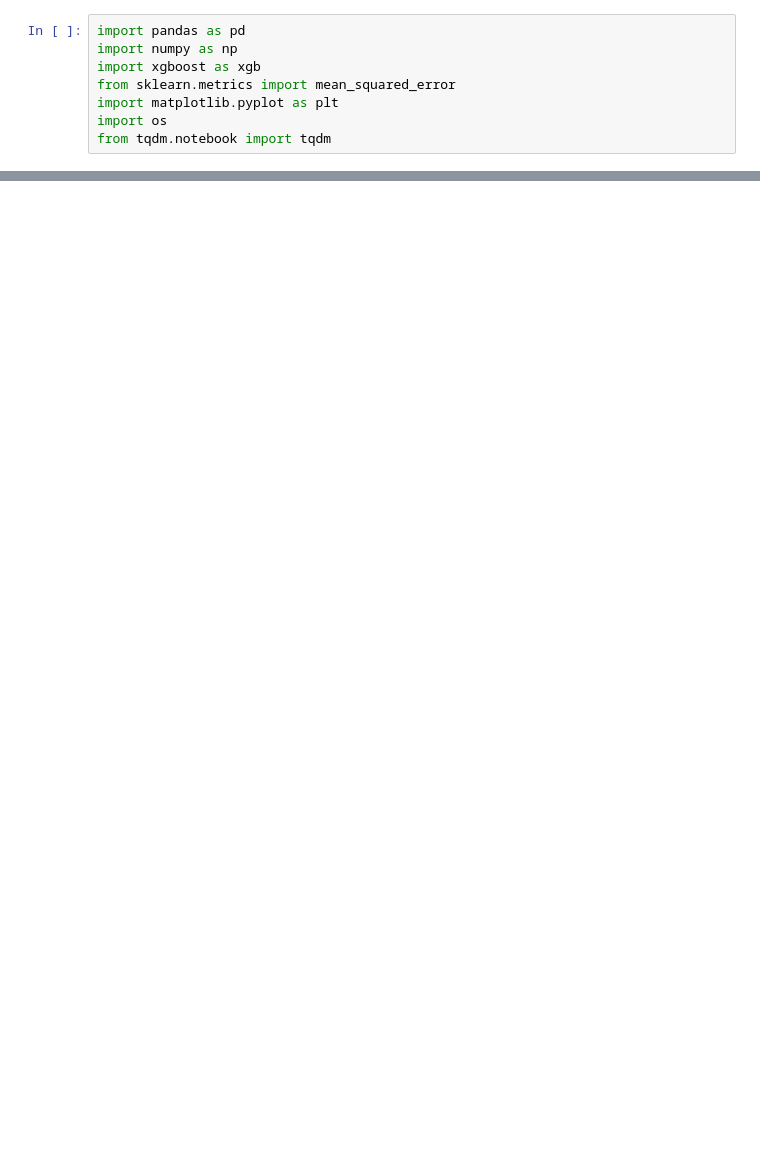
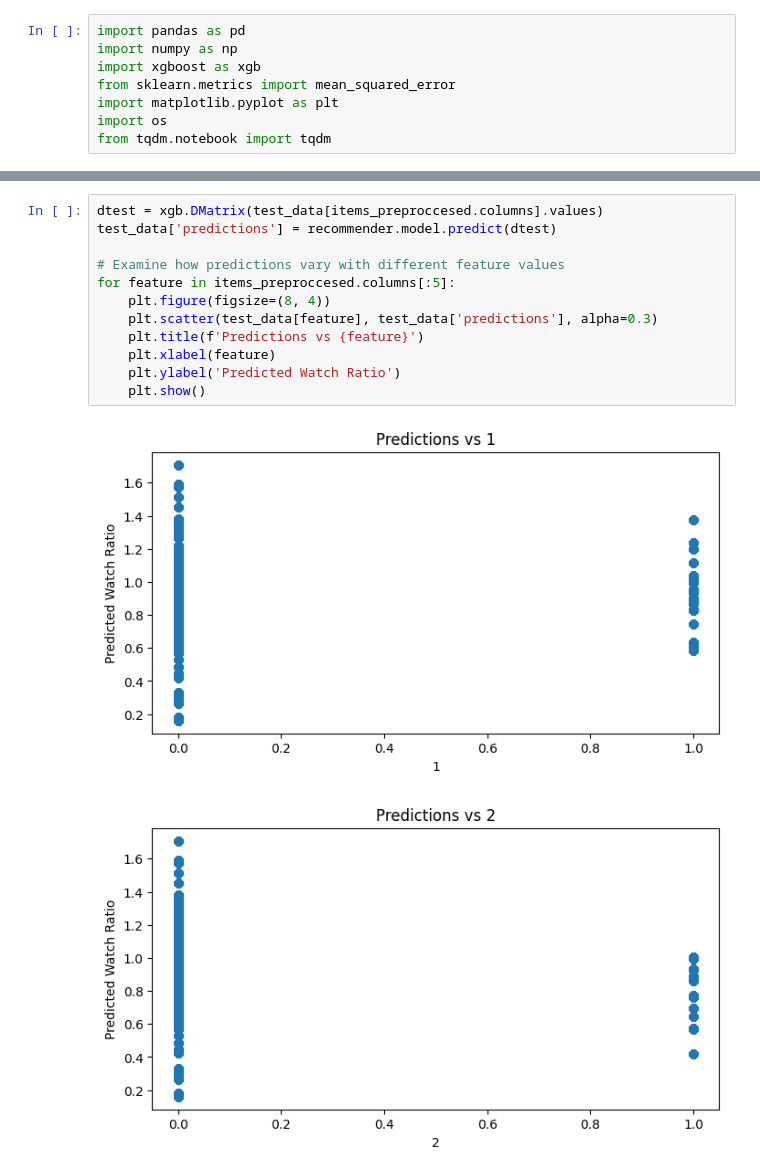
Before and after one commit to Same3000/FinalProject_2025_Samy_YACEF, a Jupyter notebook: notebooks/xgboost.ipynb, the cells around one changed output, grey strips where cells are left out. Saved outputs shown, nothing was run; the diff lists cells and outputs as text; blank space fills up the shorter version.

```diff
--- a/notebooks/xgboost.ipynb
+++ b/notebooks/xgboost.ipynb
@@ -133,0 +217,15 @@ recommender.fit(train_data, feature_cols=items_preproccesed.columns.tolist())
+# %%
+dtest = xgb.DMatrix(test_data[items_preproccesed.columns].values)
+test_data['predictions'] = recommender.model.predict(dtest)
+
+# Examine how predictions vary with different feature values
+for feature in items_preproccesed.columns[:5]:
+    plt.figure(figsize=(8, 4))
+    plt.scatter(test_data[feature], test_data['predictions'], alpha=0.3)
+    plt.title(f'Predictions vs {feature}')
+    plt.xlabel(feature)
+    plt.ylabel('Predicted Watch Ratio')
+    plt.show()
+# %% [output]
+[figure, added]
+[figure, added]
```
Also changed, not shown: parts of 13 cells of this notebook, 1 other file.
